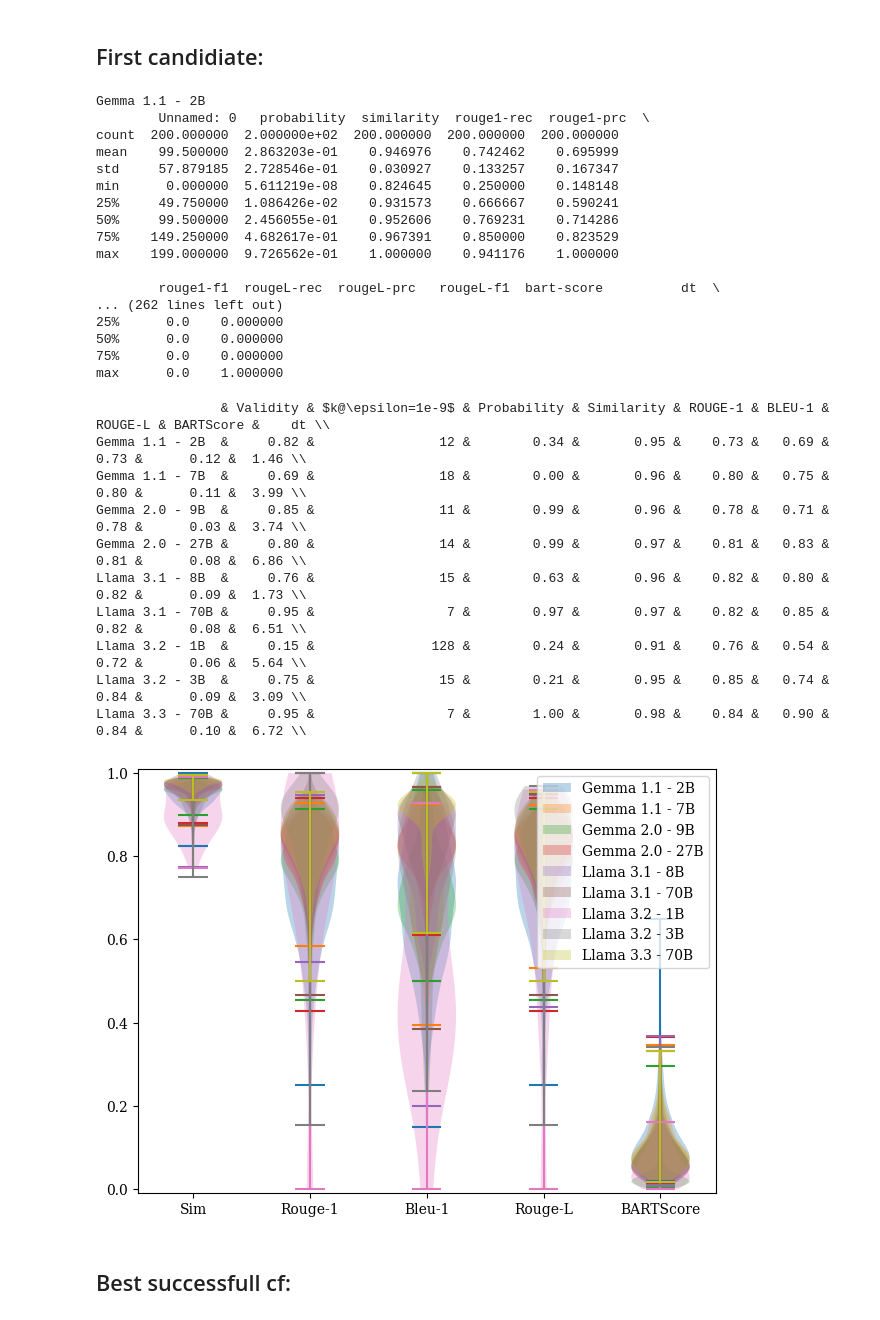
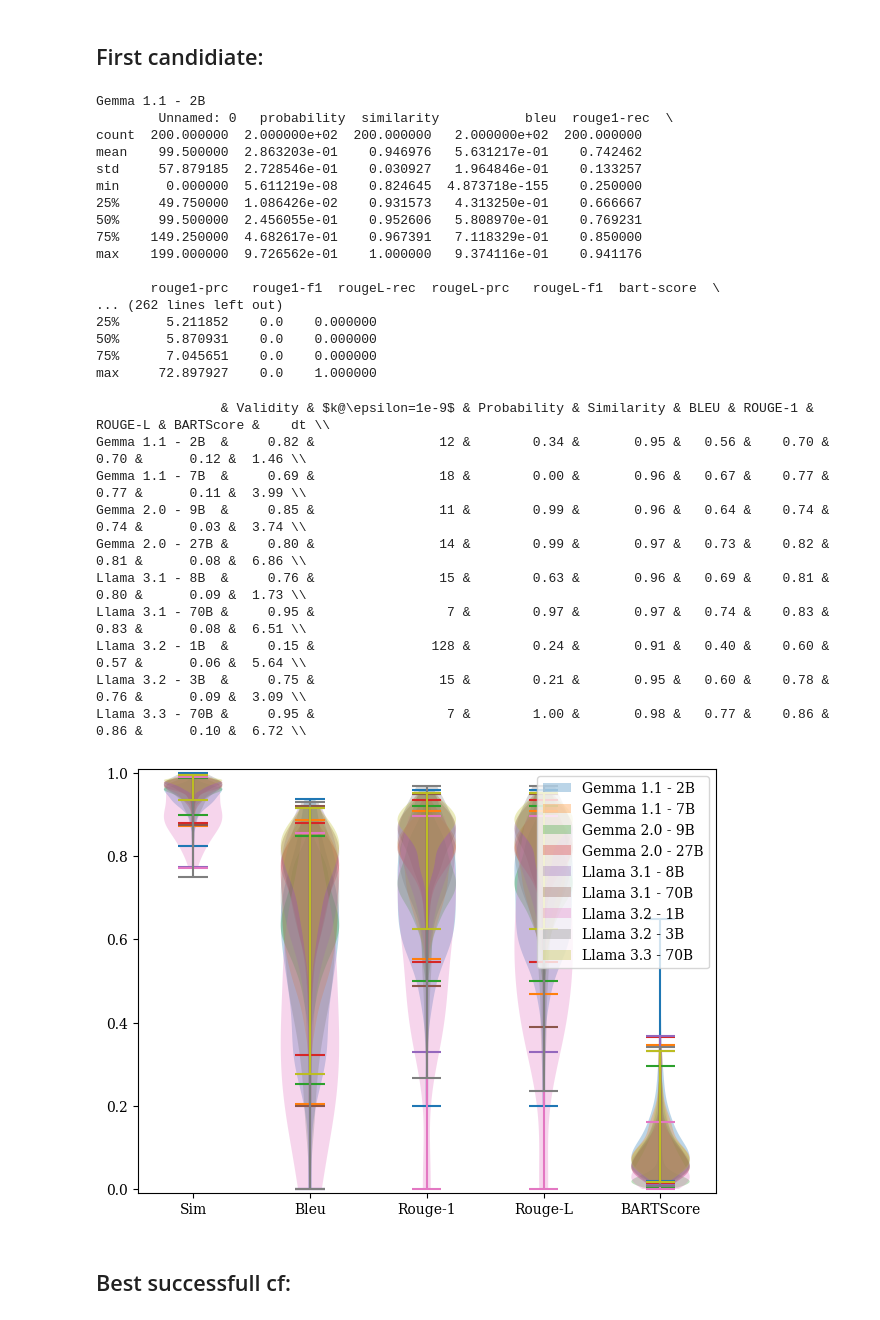
Before and after one commit to k-randl/self-explaining_llms, a Jupyter notebook: evaluate-hazard-counterfactuals.ipynb, the cells around one changed output. Cells and saved outputs as stored; diff of their text form; code cells hidden in the pictures.

```diff
--- a/evaluate-hazard-counterfactuals.ipynb
+++ b/evaluate-hazard-counterfactuals.ipynb
@@ -158,7 +159,8 @@ plotter.plot_importance([importance_cf], [''], f'Counterfactual Explanations - F
 # %% [markdown]
 ### Produce best CF@$k$:
 # %%
-rouge_scorer = RougeScorer(['rouge1', 'rougeL'], tokenizer=WordPunctTokenizer())
+wp_tokenizer = WordPunctTokenizer()
+rouge_scorer = RougeScorer(['rouge1', 'rougeL'], tokenizer=wp_tokenizer)
 bart_scorer = BARTScorer(device='cuda:0', checkpoint='facebook/bart-large-cnn')
 
 counterfactuals  = {model:{i+1: [] for i in range(K)} for model in RESULTS}
@@ -188,6 +190,7 @@ for model in RESULTS:
             else: j = np.argmax((scores - np.where(success, 0., np.inf))[:i+1])
 
             text = r['counterfactuals'][cf_label]['samples'][j]['text']
+            bleu = sentence_bleu([wp_tokenizer.tokenize(r['sample']['text'].lower())], wp_tokenizer.tokenize(text.lower()))
             rouge = rouge_scorer.score(r['sample']['text'].lower(), text.lower())
             bart = bart_scorer.score([r['sample']['text']], [text.lower()], batch_size=4)
 
@@ -197,6 +200,7 @@ for model in RESULTS:
                 'success':     success[j],
                 'probability': probabilities[j],
                 'similarity':  similarities[j],
+                'bleu':        bleu,
                 'rouge1-rec':  rouge['rouge1'].recall,
                 'rouge1-prc':  rouge['rouge1'].precision,
                 'rouge1-f1':   rouge['rouge1'].fmeasure,
@@ -293,62 +313,62 @@ plt.show()
 for model in counterfactuals: print(model, '\n', counterfactuals[model][1].describe(), '\n')
 # %% [output]
 Gemma 1.1 - 2B
-        Unnamed: 0   probability  similarity  rouge1-rec  rouge1-prc  \
-count  200.000000  2.000000e+02  200.000000  200.000000  200.000000
-mean    99.500000  2.863203e-01    0.946976    0.742462    0.695999
-std     57.879185  2.728546e-01    0.030927    0.133257    0.167347
-min      0.000000  5.611219e-08    0.824645    0.250000    0.148148
-25%     49.750000  1.086426e-02    0.931573    0.666667    0.590241
-50%     99.500000  2.456055e-01    0.952606    0.769231    0.714286
-75%    149.250000  4.682617e-01    0.967391    0.850000    0.823529
-max    199.000000  9.726562e-01    1.000000    0.941176    1.000000
+        Unnamed: 0   probability  similarity           bleu  rouge1-rec  \
+count  200.000000  2.000000e+02  200.000000   2.000000e+02  200.000000
+mean    99.500000  2.863203e-01    0.946976   5.631217e-01    0.742462
+std     57.879185  2.728546e-01    0.030927   1.964846e-01    0.133257
+min      0.000000  5.611219e-08    0.824645  4.873718e-155    0.250000
+25%     49.750000  1.086426e-02    0.931573   4.313250e-01    0.666667
+50%     99.500000  2.456055e-01    0.952606   5.808970e-01    0.769231
+75%    149.250000  4.682617e-01    0.967391   7.118329e-01    0.850000
+max    199.000000  9.726562e-01    1.000000   9.374116e-01    0.941176
 
-        rouge1-f1  rougeL-rec  rougeL-prc   rougeL-f1  bart-score          dt  \
+       rouge1-prc   rouge1-f1  rougeL-rec  rougeL-prc   rougeL-f1  bart-score  \
 ... (262 lines left out)
-25%      0.0    0.000000
-50%      0.0    0.000000
-75%      0.0    0.000000
-max      0.0    1.000000
+25%      5.211852    0.0    0.000000
+50%      5.870931    0.0    0.000000
+75%      7.045651    0.0    0.000000
+max     72.897927    0.0    1.000000
 # %%
 hs, ls = [], []
 
-print(f'{" "*15} & Validity & $k@\epsilon=1e-9$ & Probability & Similarity & ROUGE-1 & BLEU-1 & ROUGE-L & BARTScore &    dt \\\\')
+print(f'{" "*15} & Validity & $k@\epsilon=1e-9$ & Probability & Similarity & BLEU & ROUGE-1 & ROUGE-L & BARTScore &    dt \\\\')
 for model in counterfactuals:
     cf = counterfactuals[model][1].copy()
     cf['bart-score'] = np.exp(cf['bart-score'].values)
 
-    hs.append(plt.violinplot(cf[['similarity', 'rouge1-rec', 'rouge1-prc', 'rougeL-rec', 'bart-score']][cf.success.values].values)['bodies'][0])
+    hs.append(plt.violinplot(cf[['similarity', 'bleu', 'rouge1-f1', 'rougeL-f1', 'bart-score']][cf.success.values].values)['bodies'][0])
     ls.append(model)
 
     print(f'{model}{" "*(15-len(model))} & ' +
         f'{cf["success"].values.mean():8.2f} & ' +
         f'{np.ceil(np.emath.logn((1 - cf.success.values.mean()), 1e-9)):17.0f} & ' +
         f'{cf["probability"][cf.success.values].mean():11.2f} & ' +
         f'{cf["similarity"][cf.success.values].mean():10.2f} & ' +
-        f'{cf["rouge1-rec"][cf.success.values].mean():7.2f} & ' +
-        f'{cf["rouge1-prc"][cf.success.values].mean():6.2f} & ' +
-        f'{cf["rougeL-rec"][cf.success.values].mean():7.2f} & ' +
+        f'{cf["bleu"][cf.success.values].mean():6.2f} & ' +
+        f'{cf["rouge1-f1"][cf.success.values].mean():7.2f} & ' +
+        f'{cf["rougeL-f1"][cf.success.values].mean():7.2f} & ' +
         f'{cf["bart-score"][cf.success.values].mean():9.2f} & ' +
         f'{cf["dt"][cf.success.values].mean():5.2f} \\\\'
     )
 
 plt.ylim(bottom=-.01, top=1.01)
-plt.xticks(ticks=[1, 2, 3, 4, 5], labels=['Sim', 'Rouge-1', 'Bleu-1', 'Rouge-L', 'BARTScore'])
+plt.xticks(ticks=[1, 2, 3, 4, 5], labels=['Sim', 'Bleu', 'Rouge-1', 'Rouge-L', 'BARTScore'])
 plt.legend(handles=hs, labels=ls)
 plt.tight_layout()
 plt.show()
 # %% [output]
-                & Validity & $k@\epsilon=1e-9$ & Probability & Similarity & ROUGE-1 & BLEU-1 & ROUGE-L & BARTScore &    dt \\
-Gemma 1.1 - 2B  &     0.82 &                12 &        0.34 &       0.95 &    0.73 &   0.69 &    0.73 &      0.12 &  1.46 \\
-Gemma 1.1 - 7B  &     0.69 &                18 &        0.00 &       0.96 &    0.80 &   0.75 &    0.80 &      0.11 &  3.99 \\
-Gemma 2.0 - 9B  &     0.85 &                11 &        0.99 &       0.96 &    0.78 &   0.71 &    0.78 &      0.03 &  3.74 \\
-Gemma 2.0 - 27B &     0.80 &                14 &        0.99 &       0.97 &    0.81 &   0.83 &    0.81 &      0.08 &  6.86 \\
-Llama 3.1 - 8B  &     0.76 &                15 &        0.63 &       0.96 &    0.82 &   0.80 &    0.82 &      0.09 &  1.73 \\
-Llama 3.1 - 70B &     0.95 &                 7 &        0.97 &       0.97 &    0.82 &   0.85 &    0.82 &      0.08 &  6.51 \\
-Llama 3.2 - 1B  &     0.15 &               128 &        0.24 &       0.91 &    0.76 &   0.54 &    0.72 &      0.06 &  5.64 \\
-Llama 3.2 - 3B  &     0.75 &                15 &        0.21 &       0.95 &    0.85 &   0.74 &    0.84 &      0.09 &  3.09 \\
-Llama 3.3 - 70B &     0.95 &                 7 &        1.00 &       0.98 &    0.84 &   0.90 &    0.84 &      0.10 &  6.72 \\
+                & Validity & $k@\epsilon=1e-9$ & Probability & Similarity & BLEU & ROUGE-1 & ROUGE-L & BARTScore &    dt \\
+Gemma 1.1 - 2B  &     0.82 &                12 &        0.34 &       0.95 &   0.56 &    0.70 &    0.70 &      0.12 &  1.46 \\
+Gemma 1.1 - 7B  &     0.69 &                18 &        0.00 &       0.96 &   0.67 &    0.77 &    0.77 &      0.11 &  3.99 \\
+Gemma 2.0 - 9B  &     0.85 &                11 &        0.99 &       0.96 &   0.64 &    0.74 &    0.74 &      0.03 &  3.74 \\
+Gemma 2.0 - 27B &     0.80 &                14 &        0.99 &       0.97 &   0.73 &    0.82 &    0.81 &      0.08 &  6.86 \\
+Llama 3.1 - 8B  &     0.76 &                15 &        0.63 &       0.96 &   0.69 &    0.81 &    0.80 &      0.09 &  1.73 \\
+Llama 3.1 - 70B &     0.95 &                 7 &        0.97 &       0.97 &   0.74 &    0.83 &    0.83 &      0.08 &  6.51 \\
+Llama 3.2 - 1B  &     0.15 &               128 &        0.24 &       0.91 &   0.40 &    0.60 &    0.57 &      0.06 &  5.64 \\
+Llama 3.2 - 3B  &     0.75 &                15 &        0.21 &       0.95 &   0.60 &    0.78 &    0.76 &      0.09 &  3.09 \\
+Llama 3.3 - 70B &     0.95 &                 7 &        1.00 &       0.98 &   0.77 &    0.86 &    0.86 &      0.10 &  6.72 \\
-[figure, old version]
+[figure, new version]
 # %% [markdown]
 ## Best successfull cf:
 # %%
```
Also changed, not shown: parts of 5 cells of this notebook, 3 other files.
